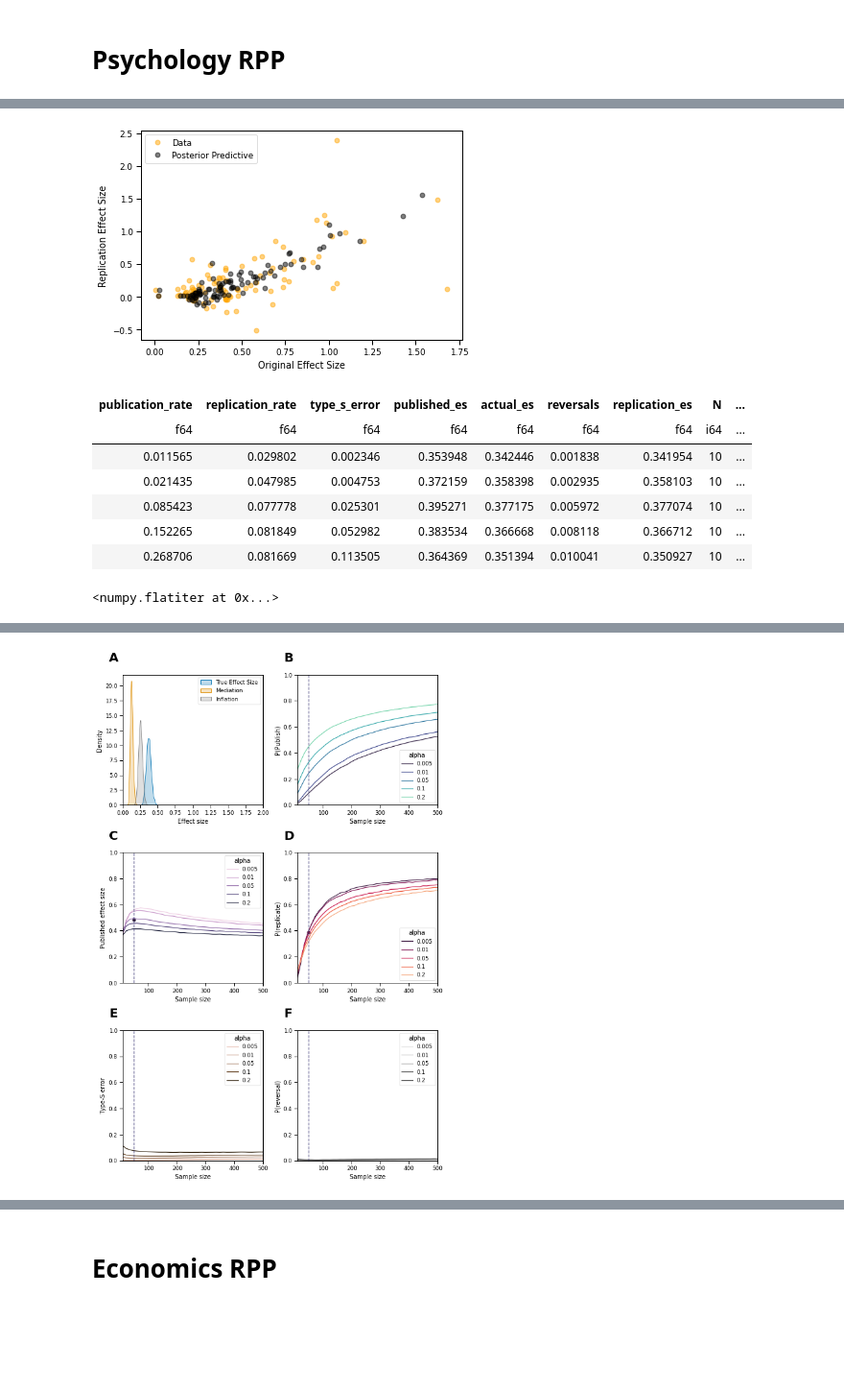
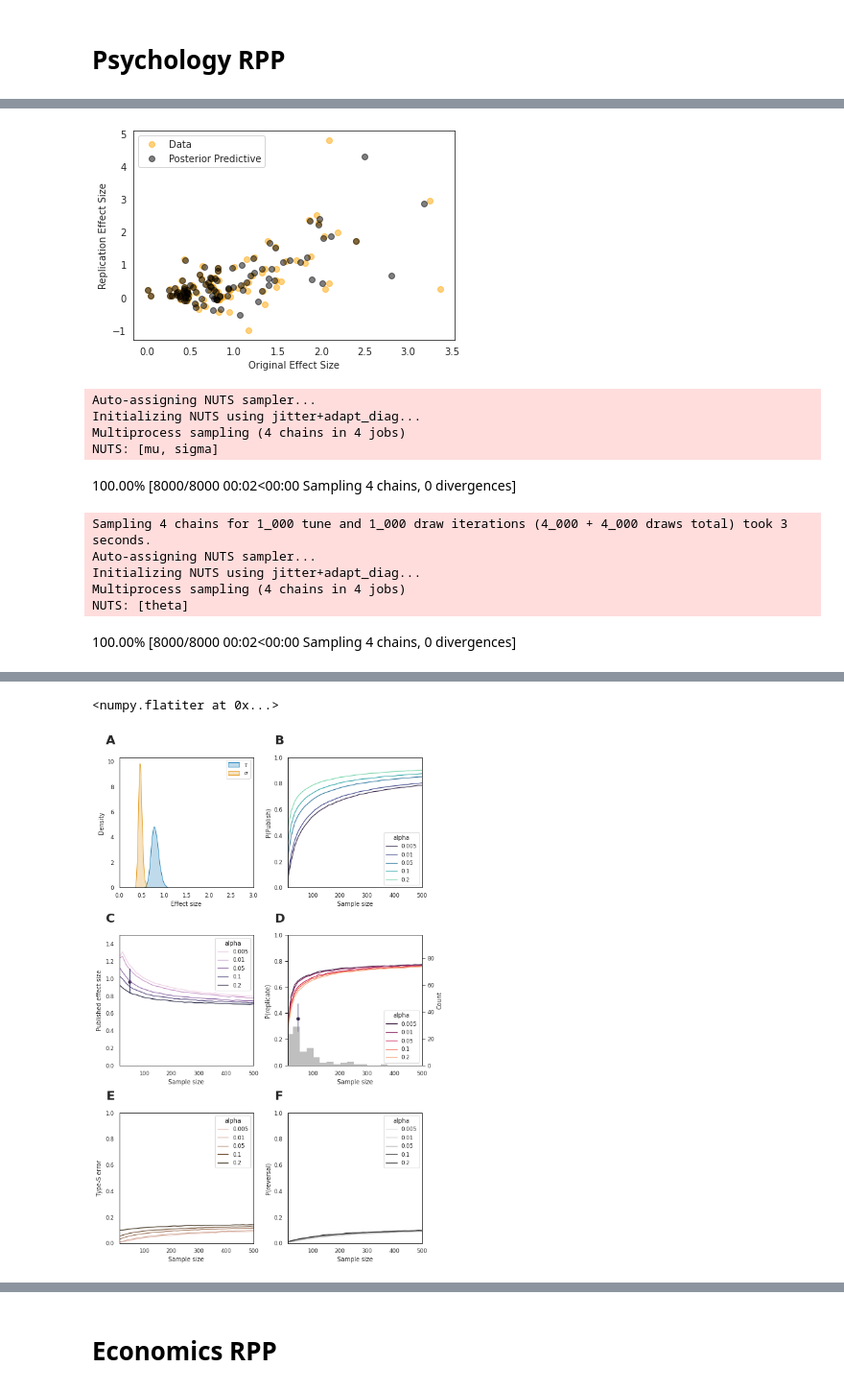
Before and after one commit to josephbb/ReplicationSurveys, a Jupyter notebook: StatisticalModel.ipynb, the cells around one changed output, grey strips where cells are left out. Shown at 96% size. Saved outputs shown, nothing was run; the diff lists cells and outputs as text; code cells hidden in the pictures; blank space fills up the shorter version.

```diff
--- a/StatisticalModel.ipynb
+++ b/StatisticalModel.ipynb
@@ -13,11 +13,12 @@ import seaborn as sns
 !pip install pyarrow
 from statsmodels.stats.power import tt_ind_solve_power
 %matplotlib inline
-
+%load_ext autoreload
+%autoreload 2
 from src.simulations import *
 from src.plotting import *
 from src.modeling import *
 #Convert effect sizes from r to Cohen's D
-r_to_d = lambda r: r/np.sqrt(1-r**2)
+r_to_d = lambda r: (2*r)/np.sqrt(1-r**2)
 # %% [output]
 Requirement already satisfied: polars in /opt/conda/lib/python3.9/site-packages (0.13.11)
@@ -30,18 +31,21 @@ Requirement already satisfied: numpy>=1.16.6 in /opt/conda/lib/python3.9/site-pa
 <h1>Psychology RPP</h1>
 # %%
 #Load RPP Data, randomize direction.
+direction = np.random.choice(np.array([-1,1]), df_psych.shape[0])
+
 df_psych = pl.read_csv('./data/rpp_data.csv',ignore_errors=True).filter(
     (pl.col('T_pval_USE..R.').is_not_null()) &
     (pl.col('T_pval_USE..O.').is_not_null()) &
     (pl.col('T_r..R.').is_not_null()) &
     (pl.col('T_r..O.').is_not_null())
+).with_column(
+    (pl.lit(direction)).alias('direction')
 ).with_columns([
     (r_to_d(pl.col('T_r..R.').cast(float))).alias("d_r"),
     (r_to_d(pl.col('T_r..O.').cast(float))).alias("d_o"),
     pl.col('N (R)').cast(int).alias("n_r"),
     pl.col('N (O)').cast(int).alias("n_o"),
 ]).select([
-    'd_o','d_r','n_o','n_r'
+    'd_o','d_r','n_o','n_r','direction'
 ])
 df_psych.head(5)
-df_psych['direction'] = np.random.choice(np.array([-1,1]), df_psych.shape[0])
@@ -48,8 +60,8 @@ df_psych['direction'] = np.random.choice(np.array([-1,1]), df_psych.shape[0])
 # %%
 idata_psych,trace_psych,prior_psych, ppc_psych = sample_publishing_model(df_psych,
-                                                                        prior={'s':1,
-                                                                        't':1,
-                                                                        'b':1})
+                                                                        prior={'s':.5,
+                                                                        't':.5,
+                                                                        'b':.5})
 # %% [output]
 Auto-assigning NUTS sampler...
 Initializing NUTS using jitter+adapt_diag...
@@ -76,4 +102,4 @@ plot_posterior_distribution(idata_psych,save_loc='./output/figures/PosteriorDist
 # %%
 plot_posterior_predictive(df_psych, ppc_psych, './output/figures/PosteriorPredictiveRPP.png')
 # %% [output]
-[figure, old version]
+[figure, new version]
@@ -80,17 +108,19 @@ plot_posterior_predictive(df_psych, ppc_psych, './output/figures/PosteriorPredic
 # %%
-out_psych = simulate(idata_psych,save_loc='./output/psych_sims.csv')
-out_psych.head()
+out_psych = simulate(idata_psych,j=100000,save_loc='./output/psych_sims.csv')
-# %% [output]
-| publication_rate | replication_rate | type_s_error | published_es | actual_es | reversals | replication_es | N | ... |
-| f64 | f64 | f64 | f64 | f64 | f64 | f64 | i64 | ... |
-| 0.011565 | 0.029802 | 0.002346 | 0.353948 | 0.342446 | 0.001838 | 0.341954 | 10 | ... |
-| 0.021435 | 0.047985 | 0.004753 | 0.372159 | 0.358398 | 0.002935 | 0.358103 | 10 | ... |
-| 0.085423 | 0.077778 | 0.025301 | 0.395271 | 0.377175 | 0.005972 | 0.377074 | 10 | ... |
-| 0.152265 | 0.081849 | 0.052982 | 0.383534 | 0.366668 | 0.008118 | 0.366712 | 10 | ... |
-| 0.268706 | 0.081669 | 0.113505 | 0.364369 | 0.351394 | 0.010041 | 0.350927 | 10 | ... |
 # %%
-plot_sim_figure(idata_psych, out_psych.to_pandas(), df_psych,save_loc='./output/figures/Figure4.png')
+plot_sim_figure(idata_psych, out_psych.to_pandas(),
+                df_psych,save_loc='./output/figures/Figure4.png',max_effect=3)
 
 #add average effect
 # %% [output]
-<numpy.flatiter at 0x...>
+Auto-assigning NUTS sampler...
+Initializing NUTS using jitter+adapt_diag...
+Multiprocess sampling (4 chains in 4 jobs)
+NUTS: [mu, sigma]
+100.00% [8000/8000 00:02<00:00 Sampling 4 chains, 0 divergences]
+Sampling 4 chains for 1_000 tune and 1_000 draw iterations (4_000 + 4_000 draws total) took 3 seconds.
+Auto-assigning NUTS sampler...
+Initializing NUTS using jitter+adapt_diag...
+Multiprocess sampling (4 chains in 4 jobs)
+NUTS: [theta]
+100.00% [8000/8000 00:02<00:00 Sampling 4 chains, 0 divergences]
@@ -97,2 +128,3 @@ plot_sim_figure(idata_psych, out_psych.to_pandas(), df_psych,save_loc='./output/
+<numpy.flatiter at 0x...>
-[figure, old version]
+[figure, new version]
 # %%
```
Also changed, not shown: parts of 31 cells of this notebook, 3 other files.
